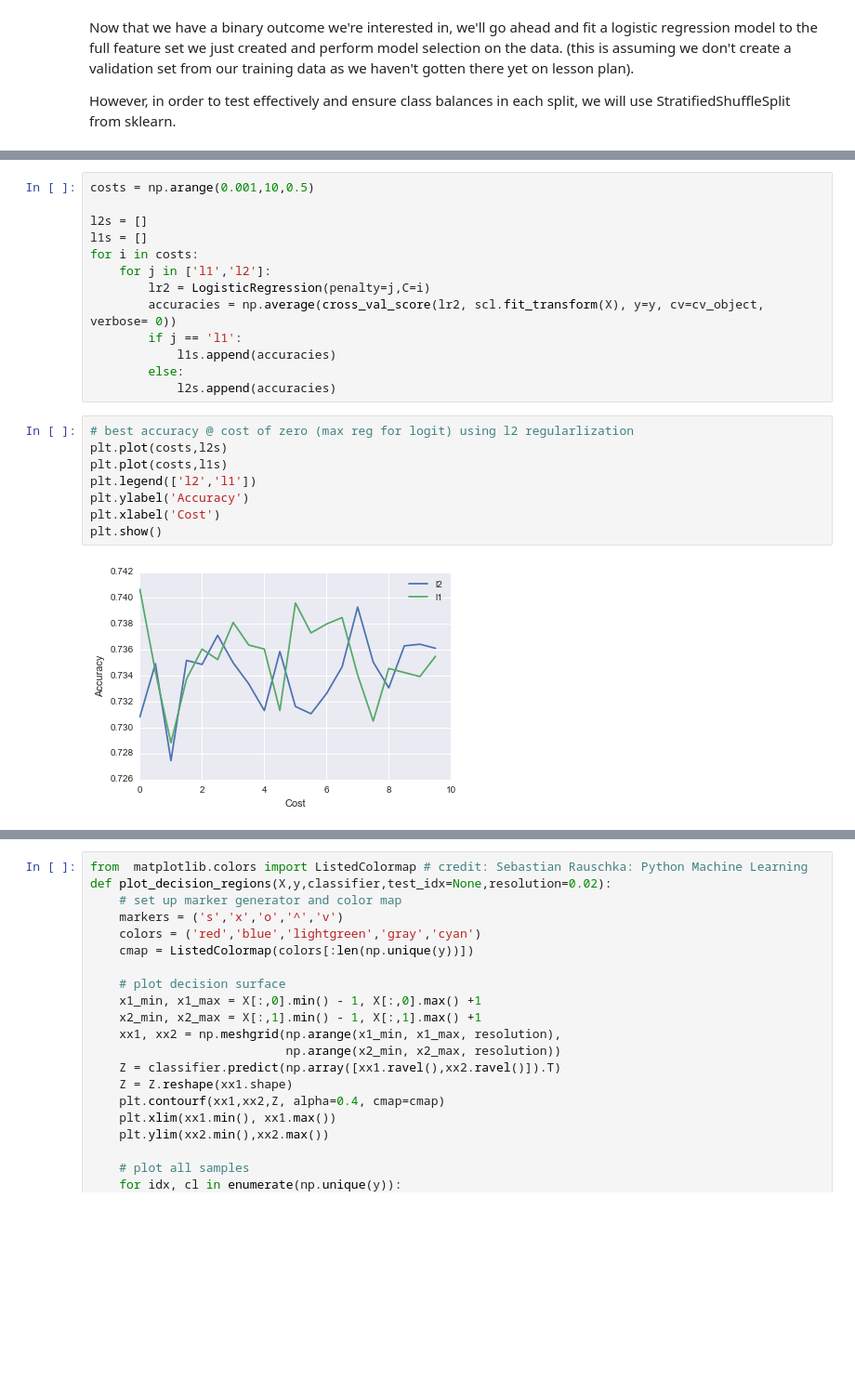
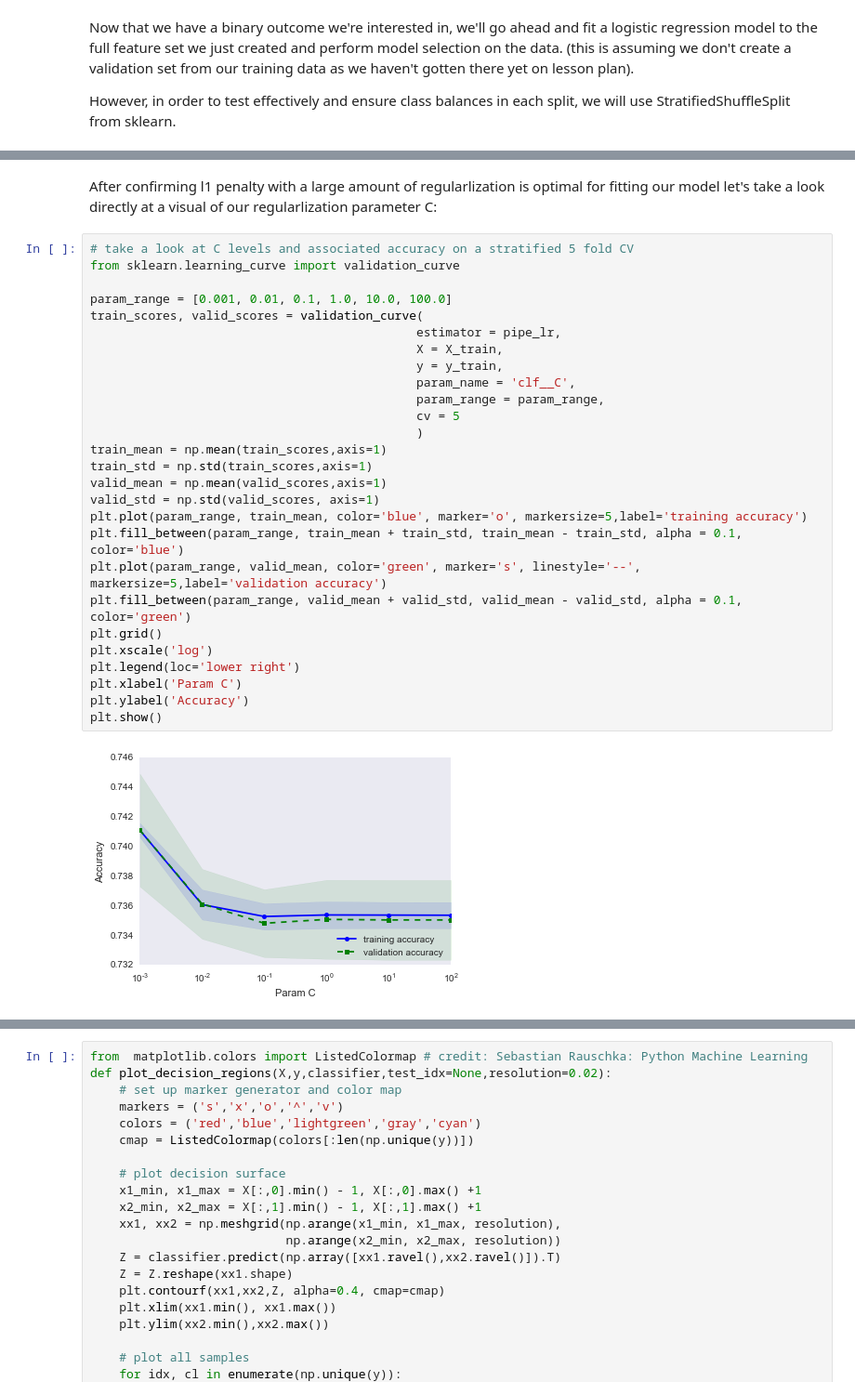
Before and after one commit to mg826/Data_Mining, a Jupyter notebook: Project1_AnimalOutcomes/Project1_Exploration_Visualization_Dreduce.ipynb, the cells around one changed output, grey strips where cells are left out. Shown: that part at 93% size. Cells and saved outputs as stored; diff of their text form; blank space fills up the shorter version.

```diff
--- a/Project1_AnimalOutcomes/Project1_Exploration_Visualization_Dreduce.ipynb
+++ b/Project1_AnimalOutcomes/Project1_Exploration_Visualization_Dreduce.ipynb
@@ -698,23 +751,31 @@ Average Accuracy: 0.737623145031
-# %%
-costs = np.arange(0.001,10,0.5)
-
-l2s = []
-l1s = []
-for i in costs:
-    for j in ['l1','l2']:
-        lr2 = LogisticRegression(penalty=j,C=i)
-        accuracies = np.average(cross_val_score(lr2, scl.fit_transform(X), y=y, cv=cv_object, verbose= 0))
-        if j == 'l1':
-            l1s.append(accuracies)
-        else:
-            l2s.append(accuracies)
-# %%
-# best accuracy @ cost of zero (max reg for logit) using l2 regularlization
-plt.plot(costs,l2s)
-plt.plot(costs,l1s)
-plt.legend(['l2','l1'])
-plt.ylabel('Accuracy')
-plt.xlabel('Cost')
-plt.show()
-# %% [output]
-[figure, removed]
+# %% [markdown]
+After confirming l1 penalty with a large amount of regularlization is optimal for fitting our model let's take a look directly at a visual of our regularlization parameter C:
+# %%
+# take a look at C levels and associated accuracy on a stratified 5 fold CV
+from sklearn.learning_curve import validation_curve
+
+param_range = [0.001, 0.01, 0.1, 1.0, 10.0, 100.0]
+train_scores, valid_scores = validation_curve(
+                                             estimator = pipe_lr,
+                                             X = X_train,
+                                             y = y_train,
+                                             param_name = 'clf__C',
+                                             param_range = param_range,
+                                             cv = 5
+                                             )
+train_mean = np.mean(train_scores,axis=1)
+train_std = np.std(train_scores,axis=1)
+valid_mean = np.mean(valid_scores,axis=1)
+valid_std = np.std(valid_scores, axis=1)
+plt.plot(param_range, train_mean, color='blue', marker='o', markersize=5,label='training accuracy')
+plt.fill_between(param_range, train_mean + train_std, train_mean - train_std, alpha = 0.1, color='blue')
+plt.plot(param_range, valid_mean, color='green', marker='s', linestyle='--', markersize=5,label='validation accuracy')
+plt.fill_between(param_range, valid_mean + valid_std, valid_mean - valid_std, alpha = 0.1, color='green')
+plt.grid()
+plt.xscale('log')
+plt.legend(loc='lower right')
+plt.xlabel('Param C')
+plt.ylabel('Accuracy')
+plt.show()
+# %% [output]
+[figure, added]
```
Also changed, not shown: parts of 28 cells of this notebook.
